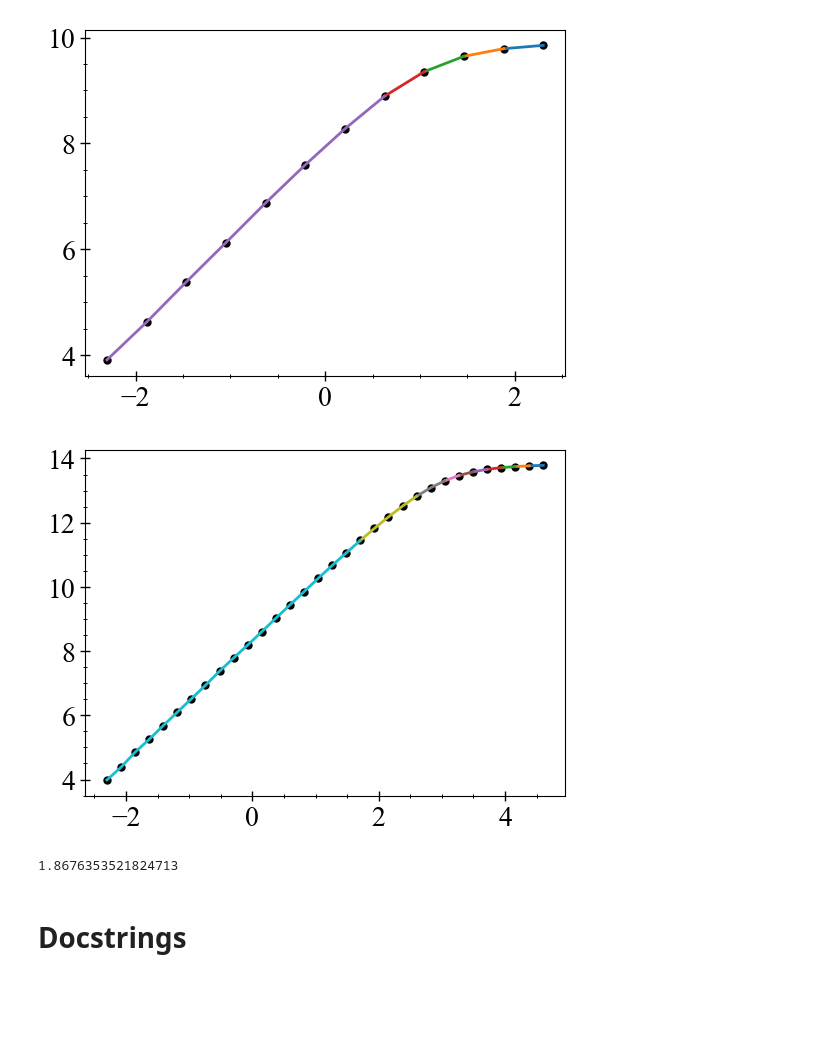
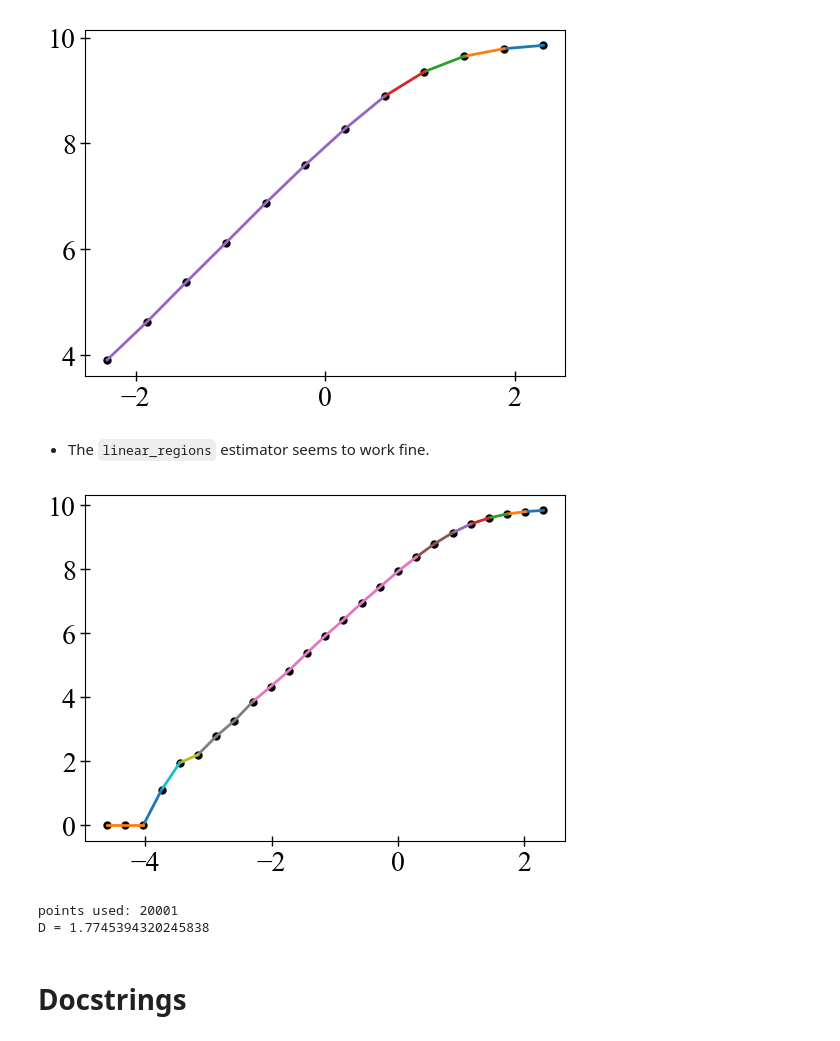
Before and after one commit to xorJane/tutorials, a Jupyter notebook: 5. Entropies & Dimensions.ipynb, the cells around one changed output. Saved outputs shown, nothing was run; the diff lists cells and outputs as text; code cells hidden in the pictures; blank space fills up the shorter version.

```diff
--- a/5. Entropies & Dimensions.ipynb
+++ b/5. Entropies & Dimensions.ipynb
@@ -337,19 +337,26 @@ figure(figsize = (6,4))
 plot_linear_regions(-log.(es), ds)
 # %% [output]
 [figure]
+# %% [markdown]
+* The `linear_regions` estimator seems to work fine.
 # %%
-tr_lor = trajectory(lor, 1000.0, rand(3); dt = 0.001);
+tr_lor = trajectory(lor, 10000.0, rand(3); dt = 0.5) #, diff_eq_kwargs = Dict(:maxiters => typemax(Int)));
 
 # Let's try estimations with different boxsizes:
-sizes = logspace(-2, 1, 32)
+sizes = logspace(-1, 2, 25)
+# form 10^(a) to 10^(b)
+
 ds = genentropy.(0, sizes, tr_lor)
 
 figure(figsize=(6,4))
 plot_linear_regions(-log.(sizes), ds)
 D = linear_region(-log.(sizes), ds)[2]
+println("points used: $(length(tr_lor))")
+println("D = $(D)")
 # %% [output]
-[figure, old version]
+[figure, new version]
-1.8676353521824713
+points used: 20001
+D = 1.7745394320245838
 # %% [markdown]
 # Docstrings
 # %%
```
Also changed, not shown: parts of 6 cells of this notebook.
